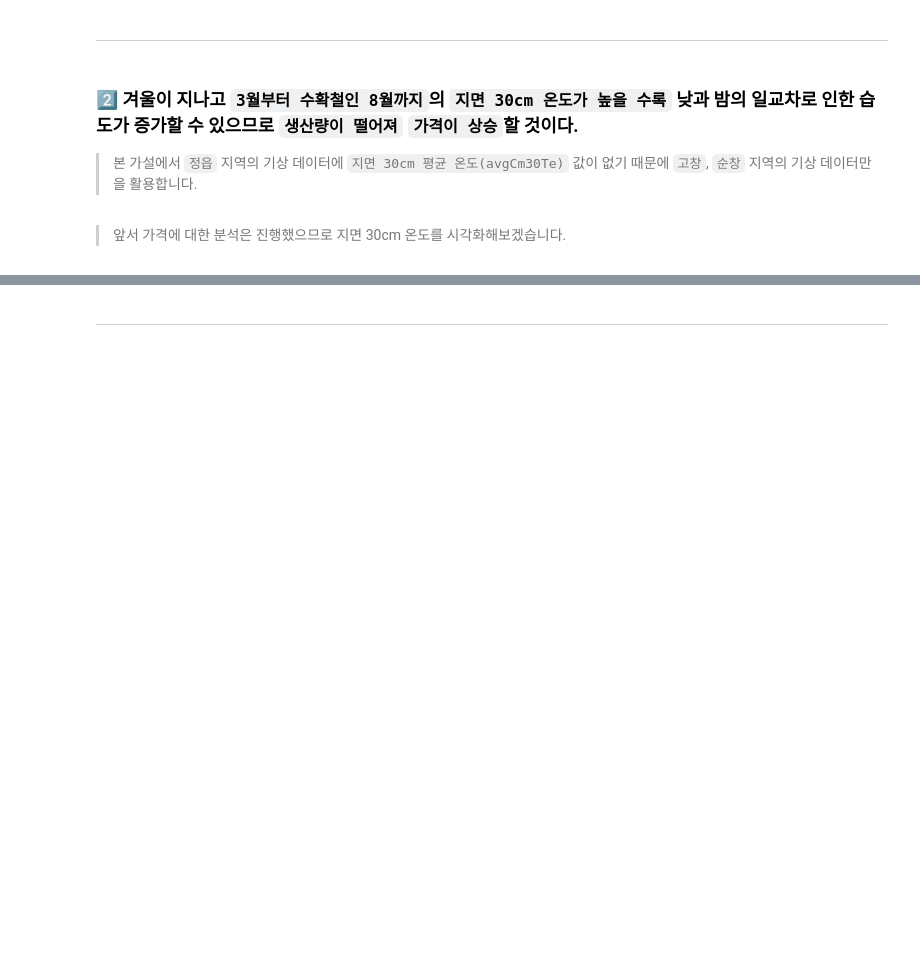
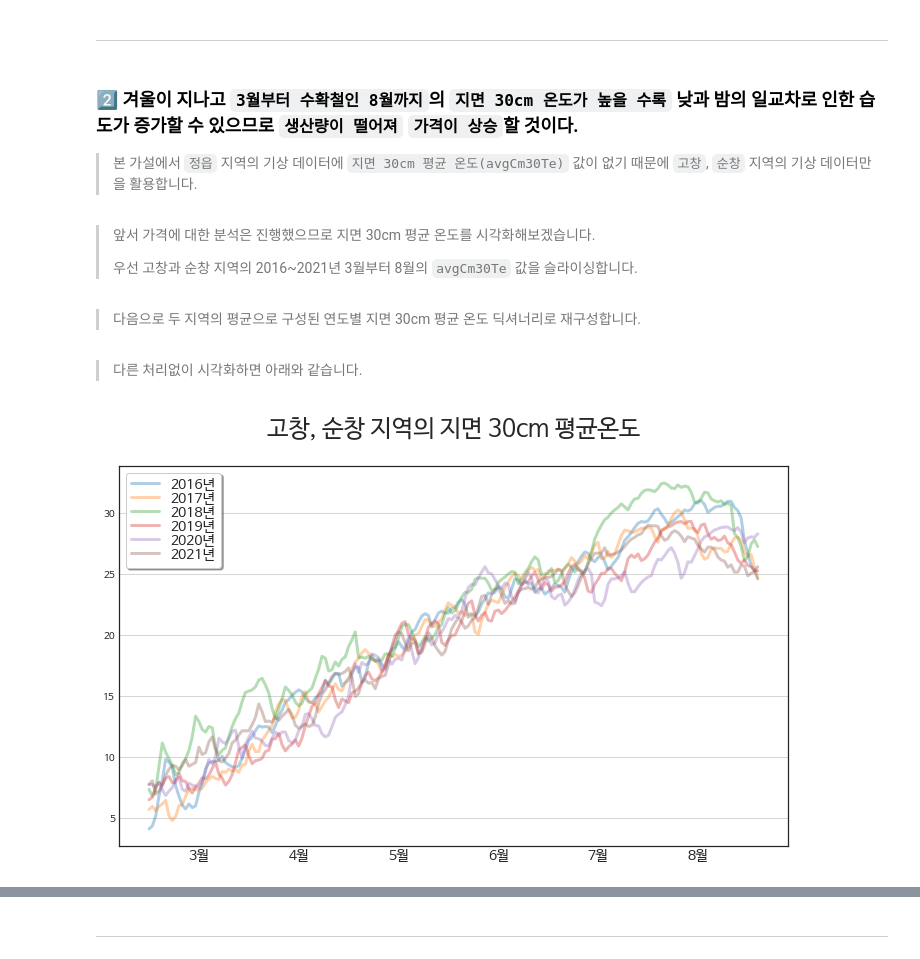
Before and after one commit to JinwangMok/UNI_data_anaysis, a Jupyter notebook: data_analysis.ipynb, the cells around one changed output, grey strips where cells are left out. Saved outputs shown, nothing was run; the diff lists cells and outputs as text; code cells hidden in the pictures; blank space fills up the shorter version.

```diff
--- a/data_analysis.ipynb
+++ b/data_analysis.ipynb
@@ -526,4 +532,34 @@ plt.show()
 
 > 본 가설에서 `정읍` 지역의 기상 데이터에 `지면 30cm 평균 온도(avgCm30Te)` 값이 없기 때문에 `고창`, `순창` 지역의 기상 데이터만을 활용합니다.
 # %% [markdown]
-> 앞서 가격에 대한 분석은 진행했으므로 지면 30cm 온도를 시각화해보겠습니다.
+> 앞서 가격에 대한 분석은 진행했으므로 지면 30cm 평균 온도를 시각화해보겠습니다.
+>
+> 우선 고창과 순창 지역의 2016~2021년 3월부터 8월의 `avgCm30Te` 값을 슬라이싱합니다.
+# %%
+avgCm30Te_by_area = {}
+for k in ['고창', '순창']:
+    avgCm30Te_by_area[k] = {}
+    for y in range(2016, 2021+1):
+        avgCm30Te_by_area[k][y] = list(ASOS_dict[k][((ASOS_dict[k]['year']==y)&(ASOS_dict[k]['month']>=3))&
+                                                ((ASOS_dict[k]['year']==y)&(ASOS_dict[k]['month']<=8))]['avgCm30Te'])
+# %% [markdown]
+> 다음으로 두 지역의 평균으로 구성된 연도별 지면 30cm 평균 온도 딕셔너리로 재구성합니다.
+# %%
+avgCm30Te_by_year = {}
+for year in range(2016, 2021+1):
+   avgCm30Te_by_year[year] = [sum(elements)/len(elements) for elements in zip(avgCm30Te_by_area['고창'][year], avgCm30Te_by_area['순창'][year])]
+# %% [markdown]
+> 다른 처리없이 시각화하면 아래와 같습니다.
+# %%
+plt.figure(figsize=(12, 7))
+
+for year in range(2016, 2021+1):
+    plt.plot(range(len(avgCm30Te_by_year[year])), avgCm30Te_by_year[year], alpha=0.35, linewidth=3, label=f"{year}년")
+
+plt.title("고창, 순창 지역의 지면 30cm 평균온도", pad=30, size=24)
+plt.grid(axis='y')
+plt.legend(fontsize=14, fancybox=True, shadow=True, frameon=True, facecolor='white', labelspacing=0, loc='upper left')
+plt.xticks(range(len(avgCm30Te_by_year[year])), [f'{m//30 + 2}월' if m % 30 == 0 else '' for m in range(15, len(avgCm30Te_by_year[year])+15)], size=14)
+plt.show()
+# %% [output]
+[figure, added]
```
Also changed, not shown: parts of 26 cells of this notebook.
